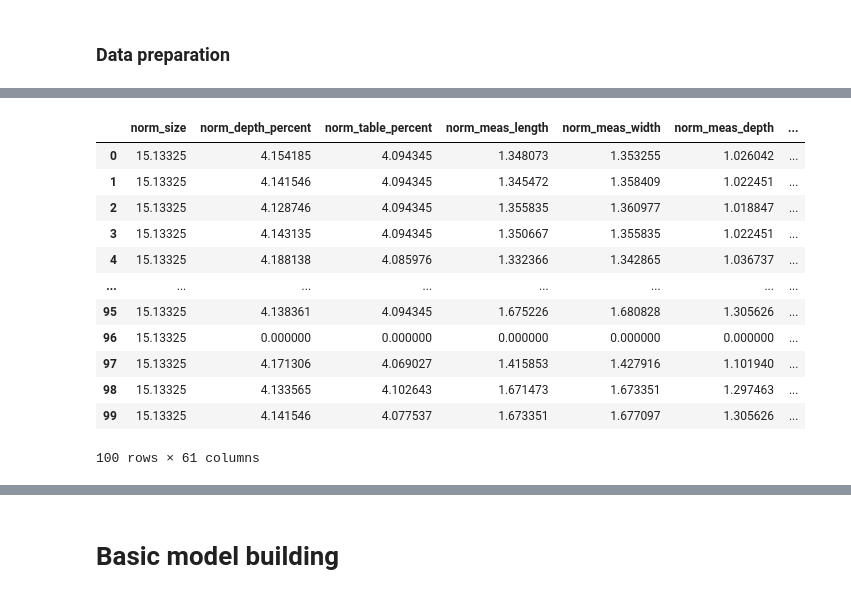
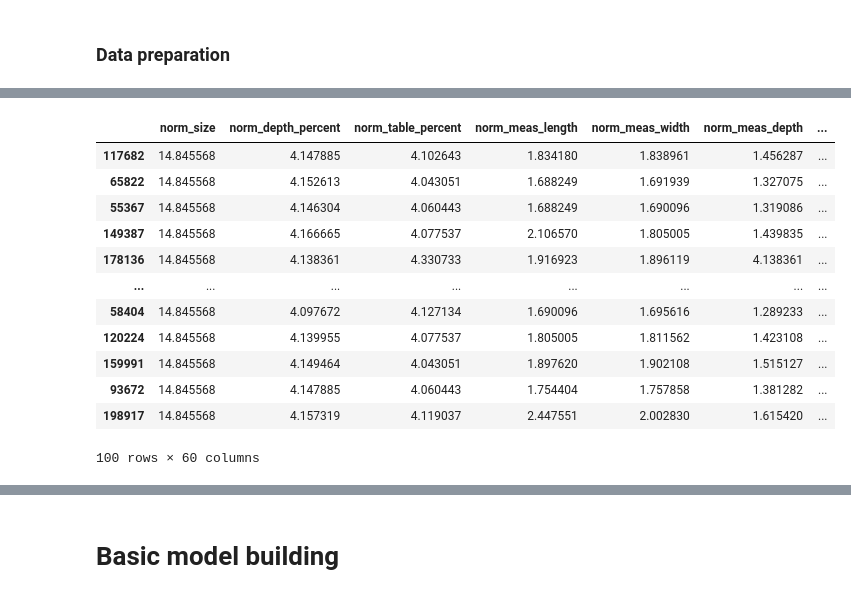
Before and after one commit to jmajurel/diamonds_project, a Jupyter notebook: diamonds_project.ipynb, the cells around one changed output, grey strips where cells are left out. Saved outputs shown, nothing was run; the diff lists cells and outputs as text; code cells hidden in the pictures.

```diff
--- a/diamonds_project.ipynb
+++ b/diamonds_project.ipynb
@@ -352,39 +373,42 @@ is_expensive            0
 is_big                  0
 dtype: int64
 # %%
-df2.groupby(['color']).count()
+X_full_train_simplify.groupby(['color']).count()
 
-df2.color = df2.color.fillna("E") #fill color with most common one
+X_train_simplify.color = X_train_simplify.color.fillna("E") #fill color with most common one
 # %%
-df2.groupby(['fluor_intensity']).count()
-df2.fluor_intensity = df2.fluor_intensity.fillna("Faint") #fill Faint most common one
+X_full_train_simplify = X_train_simplify
+X_full_train_simplify["total_sales_price"] = y_train
+
+X_full_train_simplify.groupby(['fluor_intensity']).count()
+X_train_simplify.fluor_intensity = X_train_simplify.fluor_intensity.fillna("Faint") #fill Faint most common one
 # %% [markdown]
 ### Data preparation
 # %%
 #normalized keeping value in a short range
 
 #normalized log norm of size
-df2['norm_size'] =np.log(df2.size + 1)
-df2['norm_size'].hist()
+X_train_simplify['norm_size'] =np.log(X_train_simplify.size + 1)
+X_train_simplify['norm_size'].hist()
 
 #normalized log of depth_percent
-df2["norm_depth_percent"] = np.log(df2.depth_percent + 1)
-df2["norm_depth_percent"].hist()
+X_train_simplify["norm_depth_percent"] = np.log(X_train_simplify.depth_percent + 1)
+X_train_simplify["norm_depth_percent"].hist()
 
 #normalized log of meas_depth
-df2["norm_table_percent"] = np.log(df2.table_percent + 1)
-df2["norm_table_percent"].hist()
+X_train_simplify["norm_table_percent"] = np.log(X_train_simplify.table_percent + 1)
+X_train_simplify["norm_table_percent"].hist()
 
 #normalized log of meas_length
-df2["norm_meas_length"] = np.log(df2.meas_length + 1)
-df2["norm_meas_length"].hist()
+X_train_simplify["norm_meas_length"] = np.log(X_train_simplify.meas_length + 1)
+X_train_simplify["norm_meas_length"].hist()
 
 #normalized log of meas_width
-df2["norm_meas_width"] = np.log(df2.meas_width + 1)
-df2["norm_meas_width"].hist()
+X_train_simplify["norm_meas_width"] = np.log(X_train_simplify.meas_width + 1)
+X_train_simplify["norm_meas_width"].hist()
 
 #normalized log of meas_depth
-df2["norm_meas_depth"] = np.log(df2.meas_depth + 1)
-df2["norm_meas_depth"].hist()
+X_train_simplify["norm_meas_depth"] = np.log(X_train_simplify.meas_depth + 1)
+X_train_simplify["norm_meas_depth"].hist()
 # %% [output]
 <AxesSubplot:>
@@ -392,21 +416,21 @@ df2["norm_meas_depth"].hist()
 # %%
-all_dummies = pd.get_dummies(df2[['norm_size', 'norm_depth_percent', 'norm_table_percent', 'norm_meas_length', 'norm_meas_width', 'norm_meas_depth', 'total_sales_price', 'shape', 'color', 'clarity', 'symmetry', 'polish', 'fluor_intensity', 'lab', 'is_big', 'is_expensive']])
+X_train_dummmies = pd.get_dummies(X_train_simplify[['norm_size', 'norm_depth_percent', 'norm_table_percent', 'norm_meas_length', 'norm_meas_width', 'norm_meas_depth', 'total_sales_price', 'shape', 'color', 'clarity', 'symmetry', 'polish', 'fluor_intensity', 'lab', 'is_big', 'is_expensive']])
 # %%
-all_dummies.head(100)
+X_train_dummmies.head(100)
 # %% [output]
 |  | norm_size | norm_depth_percent | norm_table_percent | norm_meas_length | norm_meas_width | norm_meas_depth | ... |
-| 0 | 15.13325 | 4.154185 | 4.094345 | 1.348073 | 1.353255 | 1.026042 | ... |
-| 1 | 15.13325 | 4.141546 | 4.094345 | 1.345472 | 1.358409 | 1.022451 | ... |
-| 2 | 15.13325 | 4.128746 | 4.094345 | 1.355835 | 1.360977 | 1.018847 | ... |
-| 3 | 15.13325 | 4.143135 | 4.094345 | 1.350667 | 1.355835 | 1.022451 | ... |
-| 4 | 15.13325 | 4.188138 | 4.085976 | 1.332366 | 1.342865 | 1.036737 | ... |
+| 117682 | 14.845568 | 4.147885 | 4.102643 | 1.834180 | 1.838961 | 1.456287 | ... |
+| 65822 | 14.845568 | 4.152613 | 4.043051 | 1.688249 | 1.691939 | 1.327075 | ... |
+| 55367 | 14.845568 | 4.146304 | 4.060443 | 1.688249 | 1.690096 | 1.319086 | ... |
+| 149387 | 14.845568 | 4.166665 | 4.077537 | 2.106570 | 1.805005 | 1.439835 | ... |
+| 178136 | 14.845568 | 4.138361 | 4.330733 | 1.916923 | 1.896119 | 4.138361 | ... |
 | ... | ... | ... | ... | ... | ... | ... | ... |
-| 95 | 15.13325 | 4.138361 | 4.094345 | 1.675226 | 1.680828 | 1.305626 | ... |
-| 96 | 15.13325 | 0.000000 | 0.000000 | 0.000000 | 0.000000 | 0.000000 | ... |
-| 97 | 15.13325 | 4.171306 | 4.069027 | 1.415853 | 1.427916 | 1.101940 | ... |
-| 98 | 15.13325 | 4.133565 | 4.102643 | 1.671473 | 1.673351 | 1.297463 | ... |
-| 99 | 15.13325 | 4.141546 | 4.077537 | 1.673351 | 1.677097 | 1.305626 | ... |
+| 58404 | 14.845568 | 4.097672 | 4.127134 | 1.690096 | 1.695616 | 1.289233 | ... |
+| 120224 | 14.845568 | 4.139955 | 4.077537 | 1.805005 | 1.811562 | 1.423108 | ... |
+| 159991 | 14.845568 | 4.149464 | 4.043051 | 1.897620 | 1.902108 | 1.515127 | ... |
+| 93672 | 14.845568 | 4.147885 | 4.060443 | 1.754404 | 1.757858 | 1.381282 | ... |
+| 198917 | 14.845568 | 4.157319 | 4.119037 | 2.447551 | 2.002830 | 1.615420 | ... |
-100 rows × 61 columns
+100 rows × 60 columns
 # %%
 #scaling (keeping numeric value in normal distribution)
 scale = StandardScaler()
```
Also changed, not shown: parts of 33 cells of this notebook.
